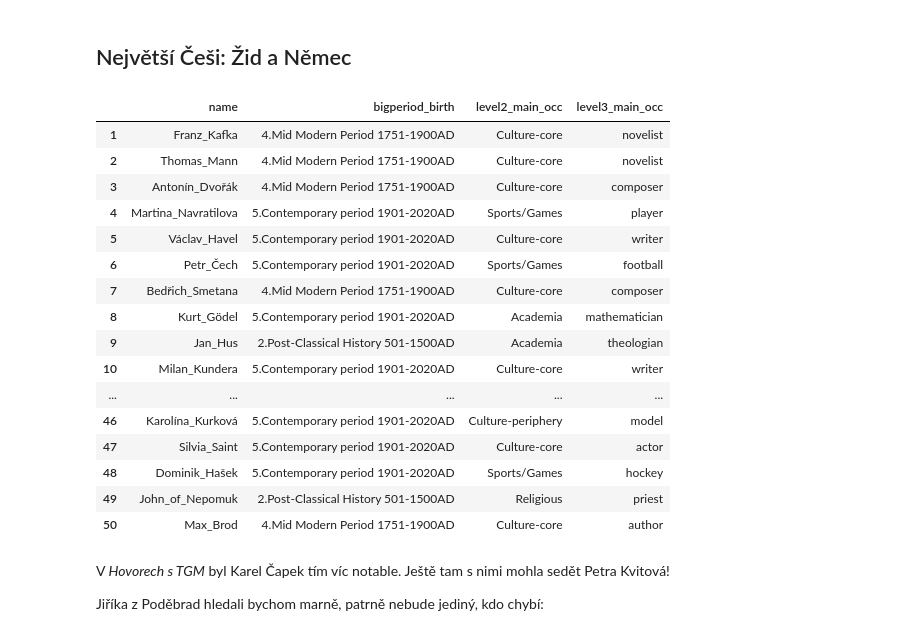
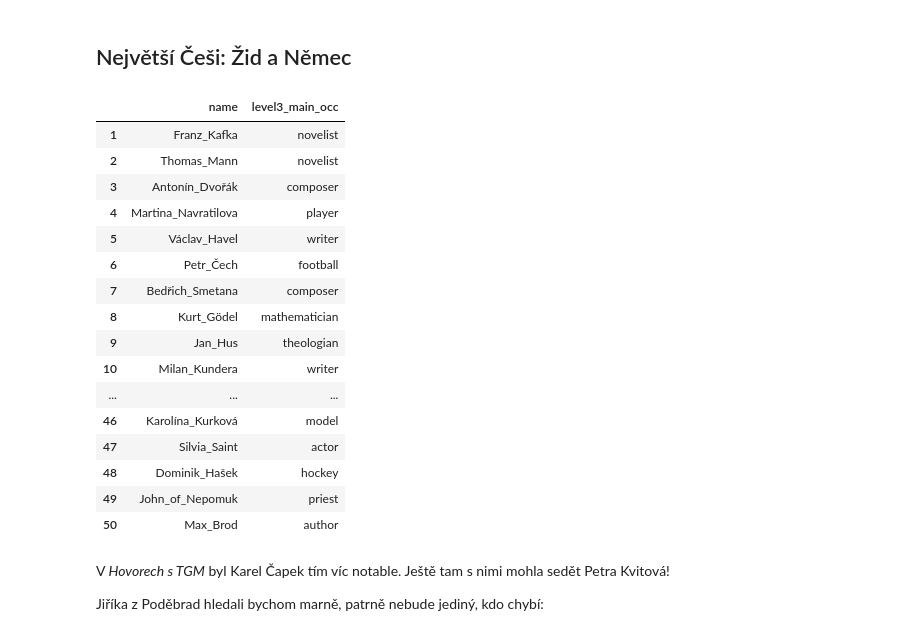
Before and after one commit to michalkasparek/who-Is-who, a Jupyter notebook: 1 Toulky českou minulostí.ipynb, the cells around one changed output. Cells and saved outputs as stored; diff of their text form; code cells hidden in the pictures.

```diff
--- a/1 Toulky českou minulostí.ipynb
+++ b/1 Toulky českou minulostí.ipynb
@@ -17,25 +17,25 @@ whoiswhocz.shape
 # %%
 nejvetsicech = whoiswhocz.reset_index()
 nejvetsicech.index = nejvetsicech.index + 1
-nejvetsicech[["name","bigperiod_birth","level2_main_occ","level3_main_occ"]].head(50)
+nejvetsicech[["name","level3_main_occ"]].head(50)
 # %% [output]
-|  | name | bigperiod_birth | level2_main_occ | level3_main_occ |
-| 1 | Franz_Kafka | 4.Mid Modern Period 1751-1900AD | Culture-core | novelist |
-| 2 | Thomas_Mann | 4.Mid Modern Period 1751-1900AD | Culture-core | novelist |
-| 3 | Antonín_Dvořák | 4.Mid Modern Period 1751-1900AD | Culture-core | composer |
-| 4 | Martina_Navratilova | 5.Contemporary period 1901-2020AD | Sports/Games | player |
-| 5 | Václav_Havel | 5.Contemporary period 1901-2020AD | Culture-core | writer |
-| 6 | Petr_Čech | 5.Contemporary period 1901-2020AD | Sports/Games | football |
-| 7 | Bedřich_Smetana | 4.Mid Modern Period 1751-1900AD | Culture-core | composer |
-| 8 | Kurt_Gödel | 5.Contemporary period 1901-2020AD | Academia | mathematician |
-| 9 | Jan_Hus | 2.Post-Classical History 501-1500AD | Academia | theologian |
-| 10 | Milan_Kundera | 5.Contemporary period 1901-2020AD | Culture-core | writer |
-| ... | ... | ... | ... | ... |
-| 46 | Karolína_Kurková | 5.Contemporary period 1901-2020AD | Culture-periphery | model |
-| 47 | Silvia_Saint | 5.Contemporary period 1901-2020AD | Culture-core | actor |
-| 48 | Dominik_Hašek | 5.Contemporary period 1901-2020AD | Sports/Games | hockey |
-| 49 | John_of_Nepomuk | 2.Post-Classical History 501-1500AD | Religious | priest |
-| 50 | Max_Brod | 4.Mid Modern Period 1751-1900AD | Culture-core | author |
+|  | name | level3_main_occ |
+| 1 | Franz_Kafka | novelist |
+| 2 | Thomas_Mann | novelist |
+| 3 | Antonín_Dvořák | composer |
+| 4 | Martina_Navratilova | player |
+| 5 | Václav_Havel | writer |
+| 6 | Petr_Čech | football |
+| 7 | Bedřich_Smetana | composer |
+| 8 | Kurt_Gödel | mathematician |
+| 9 | Jan_Hus | theologian |
+| 10 | Milan_Kundera | writer |
+| ... | ... | ... |
+| 46 | Karolína_Kurková | model |
+| 47 | Silvia_Saint | actor |
+| 48 | Dominik_Hašek | hockey |
+| 49 | John_of_Nepomuk | priest |
+| 50 | Max_Brod | author |
 # %% [markdown]
 V _Hovorech s TGM_ byl Karel Čapek tím víc notable. Ještě tam s nimi mohla sedět Petra Kvitová!
 
```
Also changed, not shown: parts of 1 cell of this notebook.
